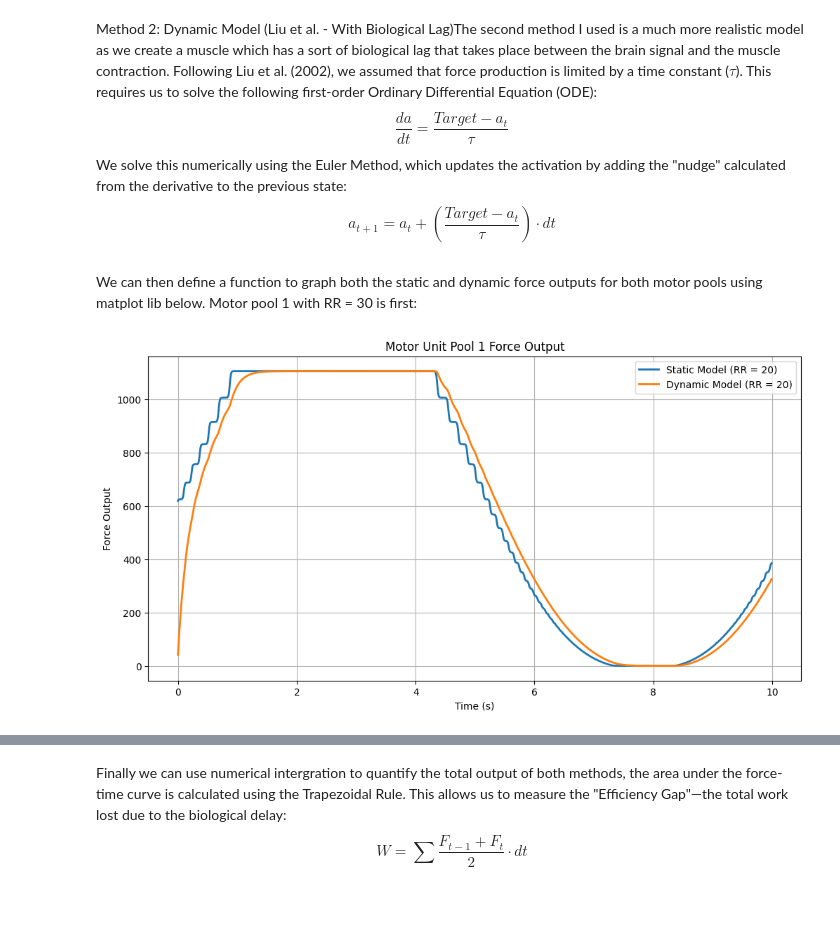
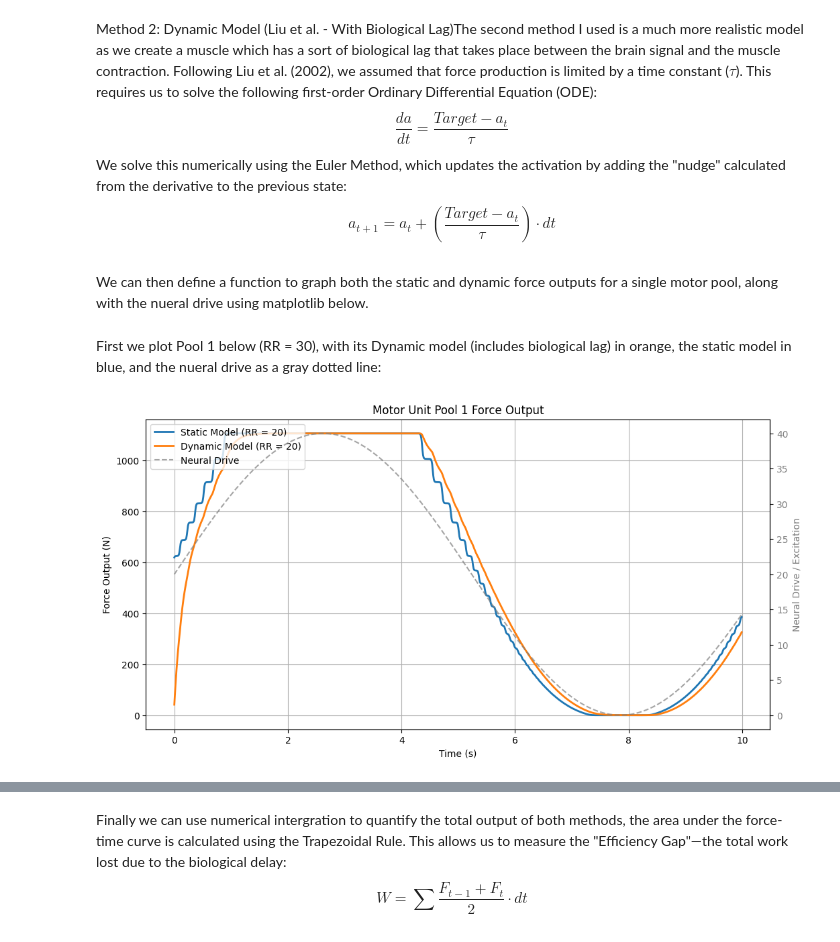
Before and after one commit to tylerrom/Motor-Unit-Based-Muscle-Model, a Jupyter notebook: project_paper_final.ipynb, the cells around one changed output, grey strips where cells are left out. Saved outputs shown, nothing was run; the diff lists cells and outputs as text; code cells hidden in the pictures; blank space fills up the shorter version.

```diff
--- a/project_paper_final.ipynb
+++ b/project_paper_final.ipynb
@@ -108,36 +108,47 @@ def compute_force_ode(neural_drive, thresholds, max_forces, dt):
 force_ode1 = compute_force_ode(neural_drive, thresholds1, max_forces, dt)
 force_ode2 = compute_force_ode(neural_drive, thresholds2, max_forces, dt)
 # %% [markdown]
-We can then define a function to graph both the static and dynamic force outputs for both motor pools using matplot lib below. Motor pool 1 with RR = 30 is first:
+We can then define a function to graph both the static and dynamic force outputs for a single motor pool, along with the nueral drive using matplotlib below.
 # %%
-def plot_force_outputs(time, force_static, force_ode, title):
 
-    plt.figure(figsize=(12,6))
+def plot_force_outputs(time, force_static, force_ode, neural_drive, title):
+    # Create the main figure and the first axis (ax1)
+    fig, ax1 = plt.subplots(figsize=(12, 6))
 
-    # Static Model
-    plt.plot(
-        time,
-        force_static,
-        label='Static Model (RR = 20)',
-        linewidth=2
-    )
+    # --- LEFT Y-AXIS: FORCE ---
+    color_static = '#1f77b4' # Muted Blue
+    color_ode = '#ff7f0e'    # Muted Orange
 
-    # Dynamic Model
-    plt.plot(
-        time,
-        force_ode,
-        label='Dynamic Model (RR = 20)',
-        linewidth=2
-    )
-    # Labels and Formatting
-    plt.xlabel('Time (s)')
-    plt.ylabel('Force Output')
+    line1 = ax1.plot(time, force_static, label='Static Model (RR = 20)', color=color_static, linewidth=2)
+    line2 = ax1.plot(time, force_ode, label='Dynamic Model (RR = 20)', color=color_ode, linewidth=2)
+
+    ax1.set_xlabel('Time (s)')
+    ax1.set_ylabel('Force Output (N)', color='black')
+    ax1.tick_params(axis='y', labelcolor='black')
+    ax1.grid(True)
+
+    # --- RIGHT Y-AXIS: NEURAL DRIVE ---
+    # This creates a twin axis sharing the same x-axis
+    ax2 = ax1.twinx()
+
+    color_nd = '#7f7f7f' # Gray
+    line3 = ax2.plot(time, neural_drive, label='Neural Drive', linestyle='--', color=color_nd, alpha=0.7)
+
+    ax2.set_ylabel('Neural Drive / Excitation', color=color_nd)
+    ax2.tick_params(axis='y', labelcolor=color_nd)
+
+    # --- COMBINED LEGEND ---
+    # Because we used two axes, we have to combine the legends manually so they don't overlap
+    lines = line1 + line2 + line3
+    labels = [l.get_label() for l in lines]
+    ax1.legend(lines, labels, loc='upper left')
+
     plt.title(title)
-    plt.legend()
-    plt.grid(True)
     plt.show()
-
-plot_force_outputs(time, force_static1, force_ode1, 'Motor Unit Pool 1 Force Output')
-# %% [output]
-[figure, removed]
+# %% [markdown]
+First we plot Pool 1 below (RR = 30), with its Dynamic model (includes biological lag) in orange, the static model in blue, and the nueral drive as a gray dotted line:
+# %%
+plot_force_outputs(time, force_static1, force_ode1, neural_drive, 'Motor Unit Pool 1 Force Output')
+# %% [output]
+[figure, added]
 # %% [markdown]
```
Also changed, not shown: parts of 3 cells of this notebook.
